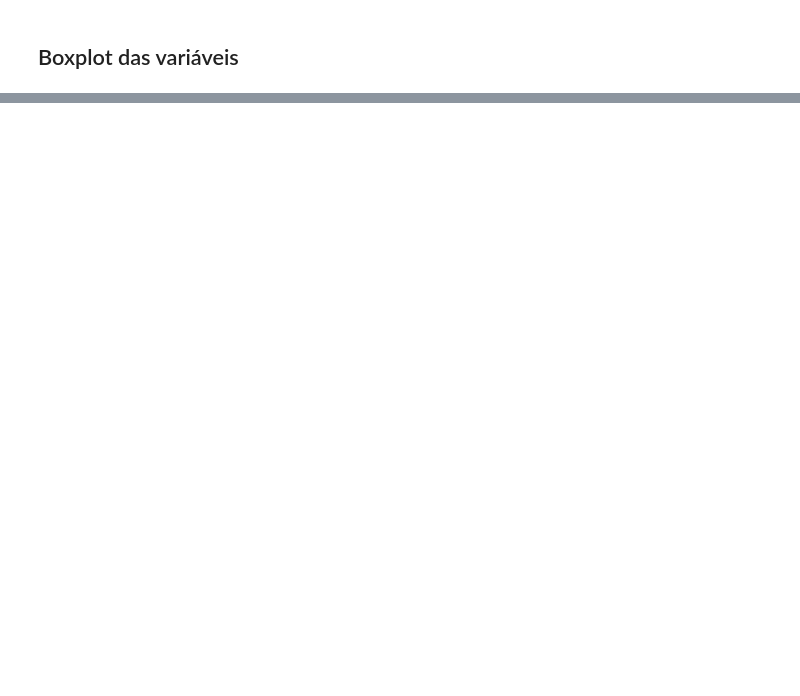
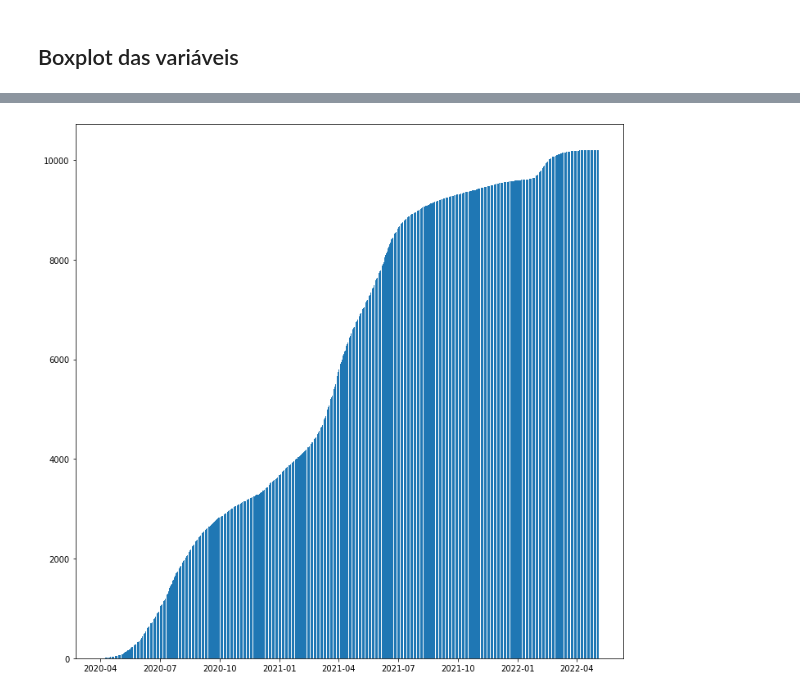
Before and after one commit to italonicacio/projeto-final-icd, a Jupyter notebook: src/data_analysis.ipynb, the cells around one changed output, grey strips where cells are left out. Drawn from its saved outputs; the diff is of its cells as text; code cells hidden in the pictures; blank space fills up the shorter version.

```diff
--- a/src/data_analysis.ipynb
+++ b/src/data_analysis.ipynb
@@ -176,0 +253,13 @@ for column, dtype in zip(df, df.dtypes):
+# %%
+plt.figure(figsize=(12,12))
+# sns.barplot(x=test_df['data'], y=test_df['casosNovos'], )
+# test_df = test_df[(test_df['casosAcumulado']!=0)]
+# plt.bar(x=test_df['data'], height=test_df['obitosAcumulado'])
+data = test_df[(test_df['obitosAcumulado']!=0)]['obitosAcumulado']
+plt.bar(x=test_df[(test_df['obitosAcumulado']!=0)]['data'], height=data)
+
+
+
+plt.show()
+# %% [output]
+[figure, added]
```
Also changed, not shown: parts of 13 cells of this notebook.
